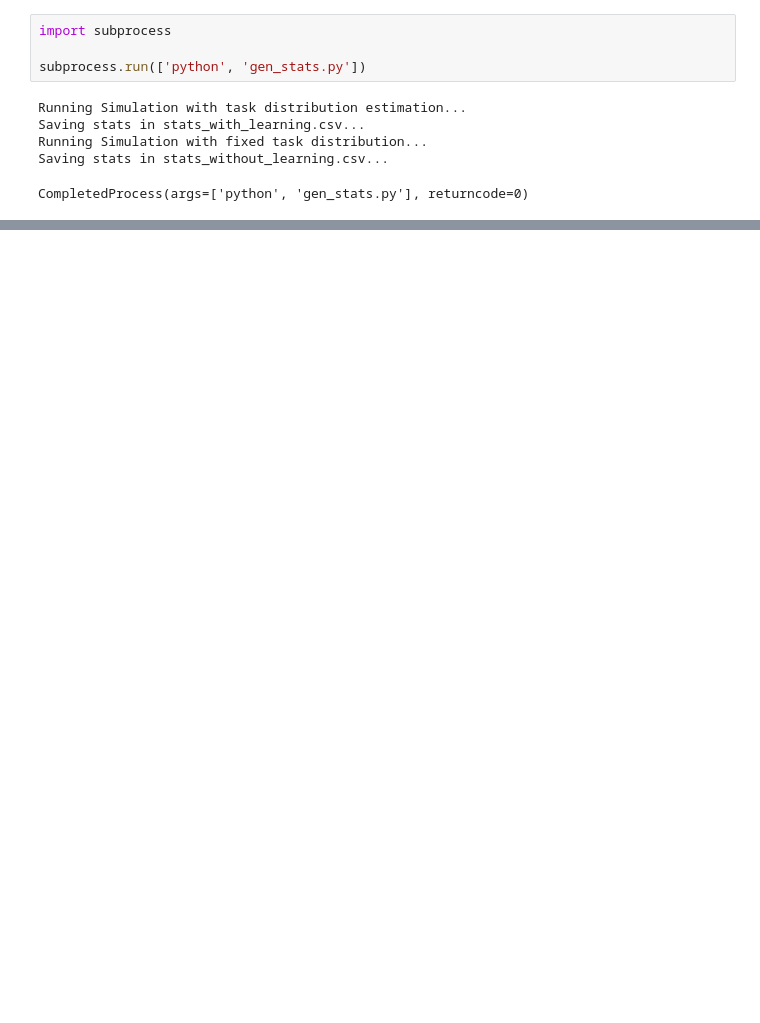
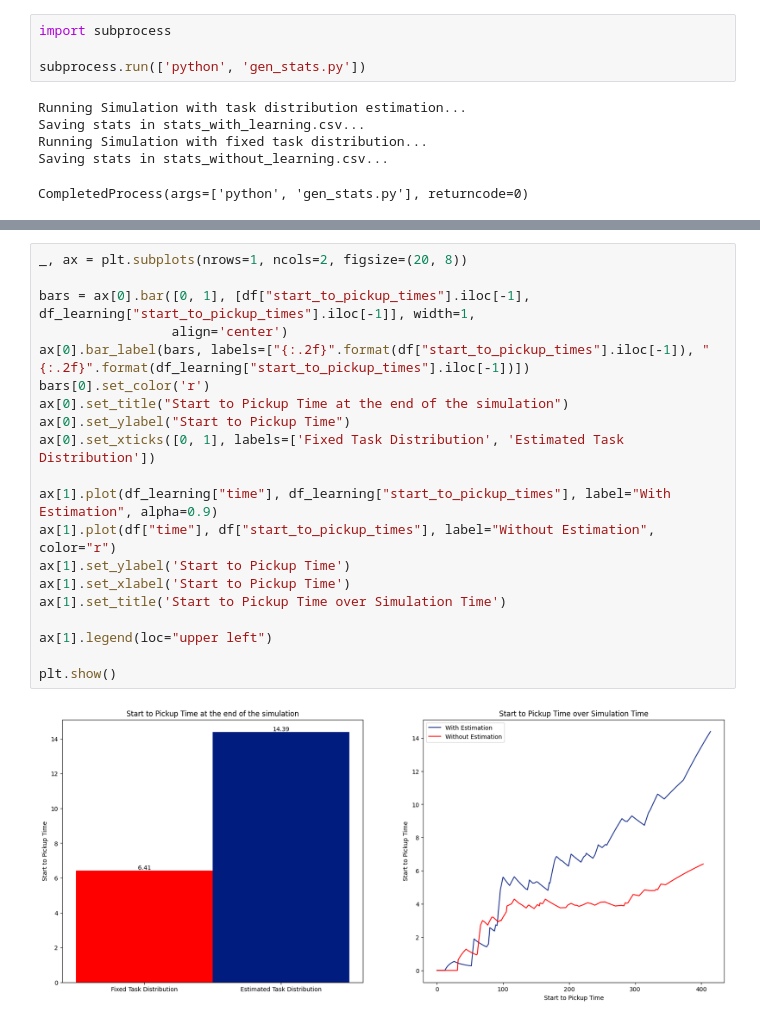
Before and after one commit to pullipulli/estimation_MAPD-P, a Jupyter notebook: Utils/ShowStats/show_stats.ipynb, the cells around one changed output, grey strips where cells are left out. Cells and saved outputs as stored; diff of their text form; blank space fills up the shorter version.

```diff
--- a/Utils/ShowStats/show_stats.ipynb
+++ b/Utils/ShowStats/show_stats.ipynb
@@ -156,0 +178,22 @@ plt.show()
+# %%
+_, ax = plt.subplots(nrows=1, ncols=2, figsize=(20, 8))
+
+bars = ax[0].bar([0, 1], [df["start_to_pickup_times"].iloc[-1], df_learning["start_to_pickup_times"].iloc[-1]], width=1,
+                 align='center')
+ax[0].bar_label(bars, labels=["{:.2f}".format(df["start_to_pickup_times"].iloc[-1]), "{:.2f}".format(df_learning["start_to_pickup_times"].iloc[-1])])
+bars[0].set_color('r')
+ax[0].set_title("Start to Pickup Time at the end of the simulation")
+ax[0].set_ylabel("Start to Pickup Time")
+ax[0].set_xticks([0, 1], labels=['Fixed Task Distribution', 'Estimated Task Distribution'])
+
+ax[1].plot(df_learning["time"], df_learning["start_to_pickup_times"], label="With Estimation", alpha=0.9)
+ax[1].plot(df["time"], df["start_to_pickup_times"], label="Without Estimation", color="r")
+ax[1].set_ylabel('Start to Pickup Time')
+ax[1].set_xlabel('Start to Pickup Time')
+ax[1].set_title('Start to Pickup Time over Simulation Time')
+
+ax[1].legend(loc="upper left")
+
+plt.show()
+# %% [output]
+[figure, added]
```
Also changed, not shown: parts of 7 cells of this notebook, 2 other files.
